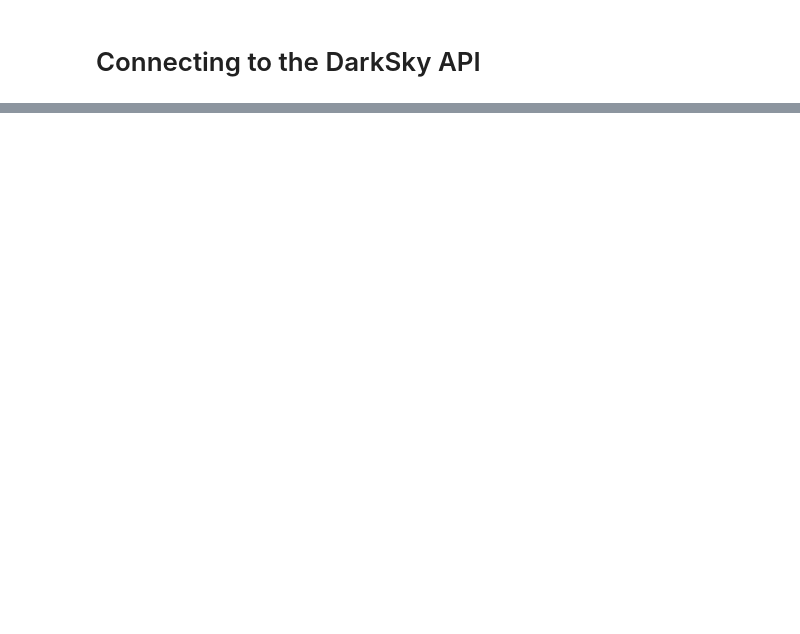
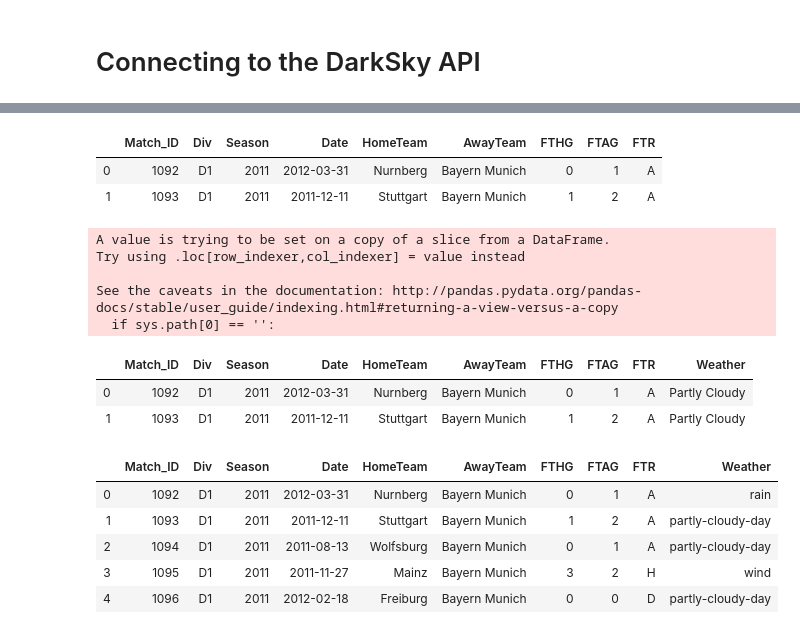
Before and after one commit to ravimalde/football_weather_project, a Jupyter notebook: project_2_football_and_weather_RM.ipynb, the cells around one changed output, grey strips where cells are left out. Drawn from its saved outputs; the diff is of its cells as text; code cells hidden in the pictures; blank space fills up the shorter version.

```diff
--- a/project_2_football_and_weather_RM.ipynb
+++ b/project_2_football_and_weather_RM.ipynb
@@ -143,0 +197,32 @@ r.json()['currently']
+# %%
+small_df = df_2.head(2)
+small_df
+# %% [output]
+|  | Match_ID | Div | Season | Date | HomeTeam | AwayTeam | FTHG | FTAG | FTR |
+| 0 | 1092 | D1 | 2011 | 2012-03-31 | Nurnberg | Bayern Munich | 0 | 1 | A |
+| 1 | 1093 | D1 | 2011 | 2011-12-11 | Stuttgart | Bayern Munich | 1 | 2 | A |
+# %%
+latitude = 52.5200
+longitude = 13.4050
+
+for i, row in small_df.iterrows():
+
+    date = df.loc[i, 'Date']
+    url = "https://api.darksky.net/forecast/{}/{},{},{}T16:00:00".format(api_key, latitude, longitude, date)
+    r = requests.get(url)
+#     rain_probability = r.json()['currently']['precipProbability']
+    weather_summary = r.json()['daily']['data'][0]['summary']
+#     small_df['ChanceOfRain'] = rain_probability
+    small_df['Weather'] = weather_summary
+# %% [output]
+A value is trying to be set on a copy of a slice from a DataFrame.
+Try using .loc[row_indexer,col_indexer] = value instead
+
+See the caveats in the documentation: http://pandas.pydata.org/pandas-docs/stable/user_guide/indexing.html#returning-a-view-versus-a-copy
+  if sys.path[0] == '':
+# %%
+small_df
+# %% [output]
+|  | Match_ID | Div | Season | Date | HomeTeam | AwayTeam | FTHG | FTAG | FTR | Weather |
+| 0 | 1092 | D1 | 2011 | 2012-03-31 | Nurnberg | Bayern Munich | 0 | 1 | A | Partly Cloudy |
+| 1 | 1093 | D1 | 2011 | 2011-12-11 | Stuttgart | Bayern Munich | 1 | 2 | A | Partly Cloudy |
@@ -143,0 +240,9 @@ r.json()['currently']
+# %%
+df_2.head()
+# %% [output]
+|  | Match_ID | Div | Season | Date | HomeTeam | AwayTeam | FTHG | FTAG | FTR | Weather |
+| 0 | 1092 | D1 | 2011 | 2012-03-31 | Nurnberg | Bayern Munich | 0 | 1 | A | rain |
+| 1 | 1093 | D1 | 2011 | 2011-12-11 | Stuttgart | Bayern Munich | 1 | 2 | A | partly-cloudy-day |
+| 2 | 1094 | D1 | 2011 | 2011-08-13 | Wolfsburg | Bayern Munich | 0 | 1 | A | partly-cloudy-day |
+| 3 | 1095 | D1 | 2011 | 2011-11-27 | Mainz | Bayern Munich | 3 | 2 | H | wind |
+| 4 | 1096 | D1 | 2011 | 2012-02-18 | Freiburg | Bayern Munich | 0 | 0 | D | partly-cloudy-day |
```
Also changed, not shown: parts of 23 cells of this notebook, 1 other file.
